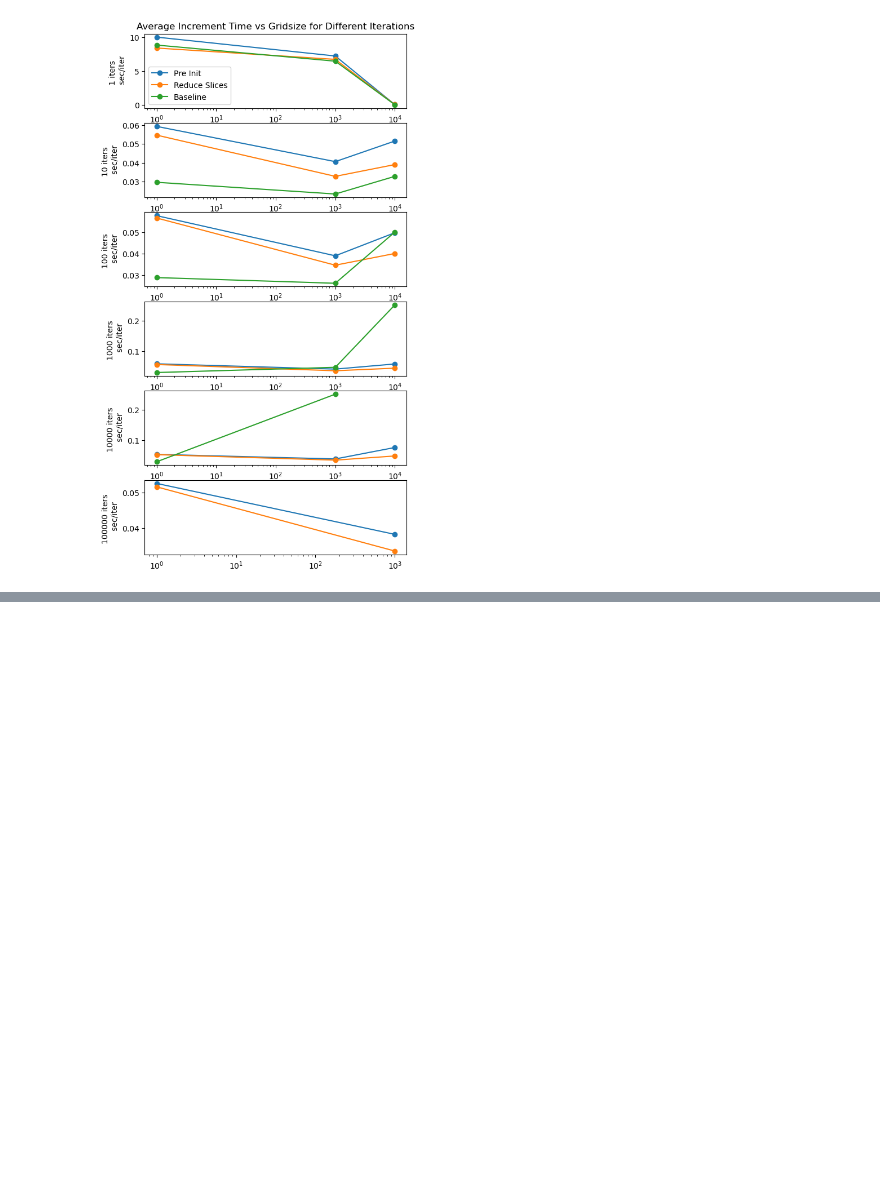
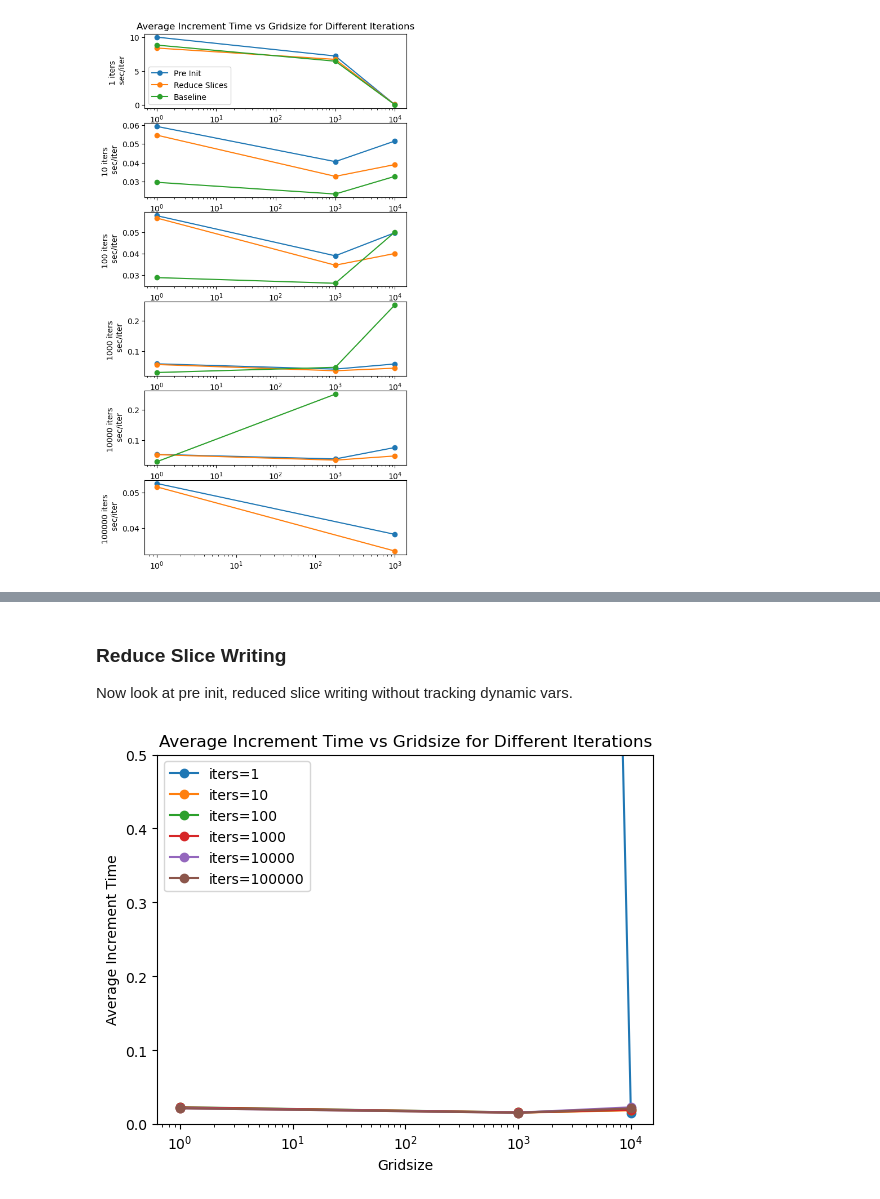
Before and after one commit to EcohydrologyTeam/ClearWater-modules, a Jupyter notebook: examples/dev_sandbox/performance_profiling_tsm.ipynb, the cells around one changed output, grey strips where cells are left out. Cells and saved outputs as stored; diff of their text form; code cells hidden in the pictures; blank space fills up the shorter version.

```diff
--- a/examples/dev_sandbox/performance_profiling_tsm.ipynb
+++ b/examples/dev_sandbox/performance_profiling_tsm.ipynb
@@ -238,0 +291,11 @@ Again, it is interesting to observe that the baseline scenario is faster with 1
+# %% [markdown]
+### Reduce Slice Writing
+
+Now look at pre init, reduced slice writing without tracking dynamic vars.
+# %%
+rs_min = pd.read_csv(
+    '../temp/performance_profiling/reduce_slice_writing_dont_track_dynamic_vars.log'
+)
+basic_plot(rs_min)
+# %% [output]
+[figure, added]
```
Also changed, not shown: parts of 6 cells of this notebook.
